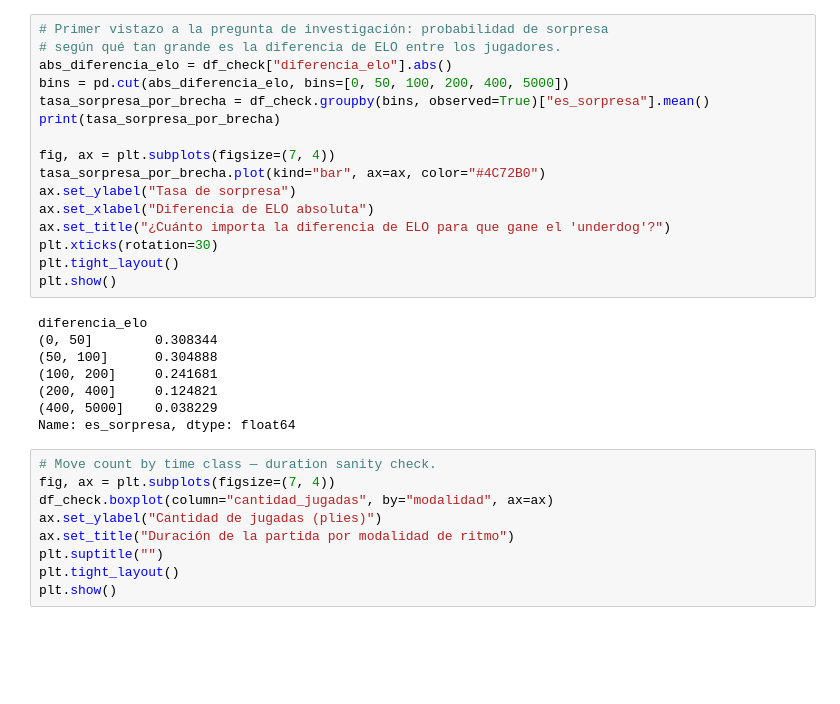
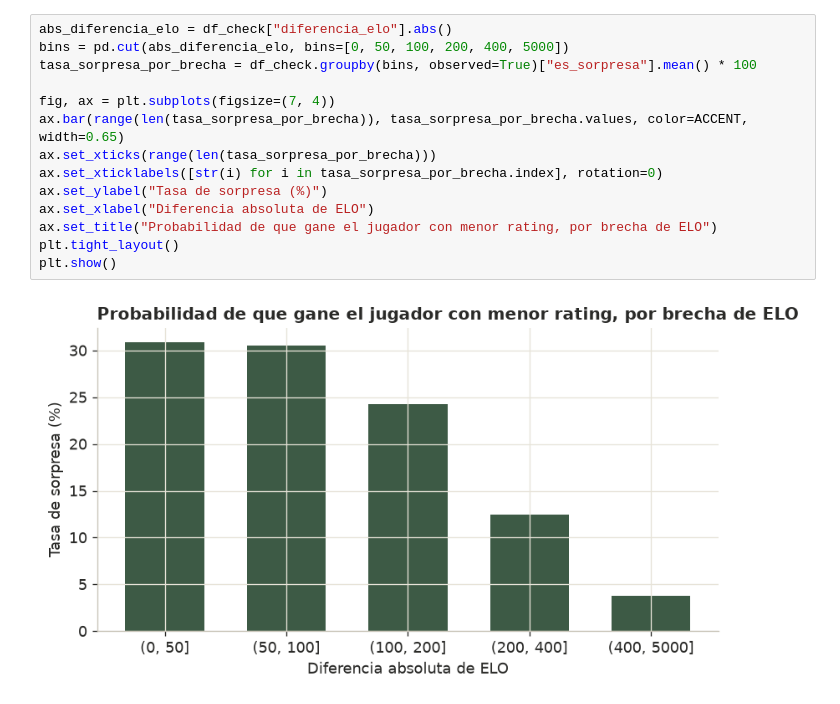
Before and after one commit to BautistaAlosMartorell/chess-outcome-prediction, a Jupyter notebook: notebooks/01_data_ingestion_verification.ipynb, the cells around one changed output. Cells and saved outputs as stored; diff of their text form; blank space fills up the shorter version.

```diff
--- a/notebooks/01_data_ingestion_verification.ipynb
+++ b/notebooks/01_data_ingestion_verification.ipynb
@@ -221,33 +351,16 @@ Tasa de sorpresas (gana el de menor ELO): 23.6%
 # %%
-# Primer vistazo a la pregunta de investigación: probabilidad de sorpresa
-# según qué tan grande es la diferencia de ELO entre los jugadores.
 abs_diferencia_elo = df_check["diferencia_elo"].abs()
 bins = pd.cut(abs_diferencia_elo, bins=[0, 50, 100, 200, 400, 5000])
-tasa_sorpresa_por_brecha = df_check.groupby(bins, observed=True)["es_sorpresa"].mean()
-print(tasa_sorpresa_por_brecha)
+tasa_sorpresa_por_brecha = df_check.groupby(bins, observed=True)["es_sorpresa"].mean() * 100
 
 fig, ax = plt.subplots(figsize=(7, 4))
-tasa_sorpresa_por_brecha.plot(kind="bar", ax=ax, color="#4C72B0")
-ax.set_ylabel("Tasa de sorpresa")
-ax.set_xlabel("Diferencia de ELO absoluta")
-ax.set_title("¿Cuánto importa la diferencia de ELO para que gane el 'underdog'?")
-plt.xticks(rotation=30)
+ax.bar(range(len(tasa_sorpresa_por_brecha)), tasa_sorpresa_por_brecha.values, color=ACCENT, width=0.65)
+ax.set_xticks(range(len(tasa_sorpresa_por_brecha)))
+ax.set_xticklabels([str(i) for i in tasa_sorpresa_por_brecha.index], rotation=0)
+ax.set_ylabel("Tasa de sorpresa (%)")
+ax.set_xlabel("Diferencia absoluta de ELO")
+ax.set_title("Probabilidad de que gane el jugador con menor rating, por brecha de ELO")
 plt.tight_layout()
 plt.show()
 # %% [output]
-diferencia_elo
-(0, 50]        0.308344
-(50, 100]      0.304888
-(100, 200]     0.241681
-(200, 400]     0.124821
-(400, 5000]    0.038229
-Name: es_sorpresa, dtype: float64
+[figure, added]
-# %%
-# Move count by time class — duration sanity check.
-fig, ax = plt.subplots(figsize=(7, 4))
-df_check.boxplot(column="cantidad_jugadas", by="modalidad", ax=ax)
-ax.set_ylabel("Cantidad de jugadas (plies)")
-ax.set_title("Duración de la partida por modalidad de ritmo")
-plt.suptitle("")
-plt.tight_layout()
-plt.show()
```
Also changed, not shown: parts of 35 cells of this notebook, 5 other files.
